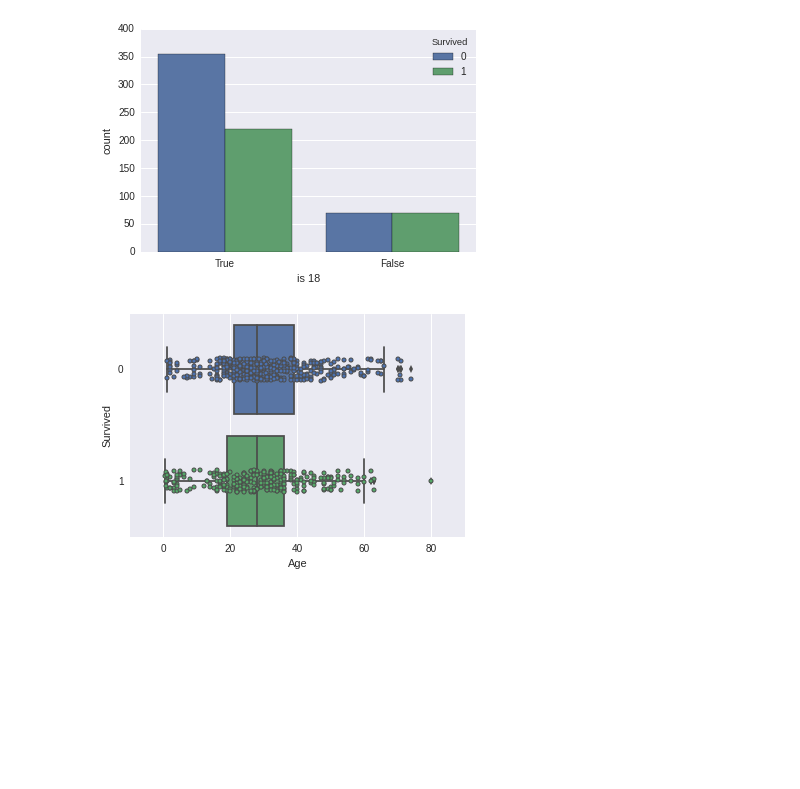
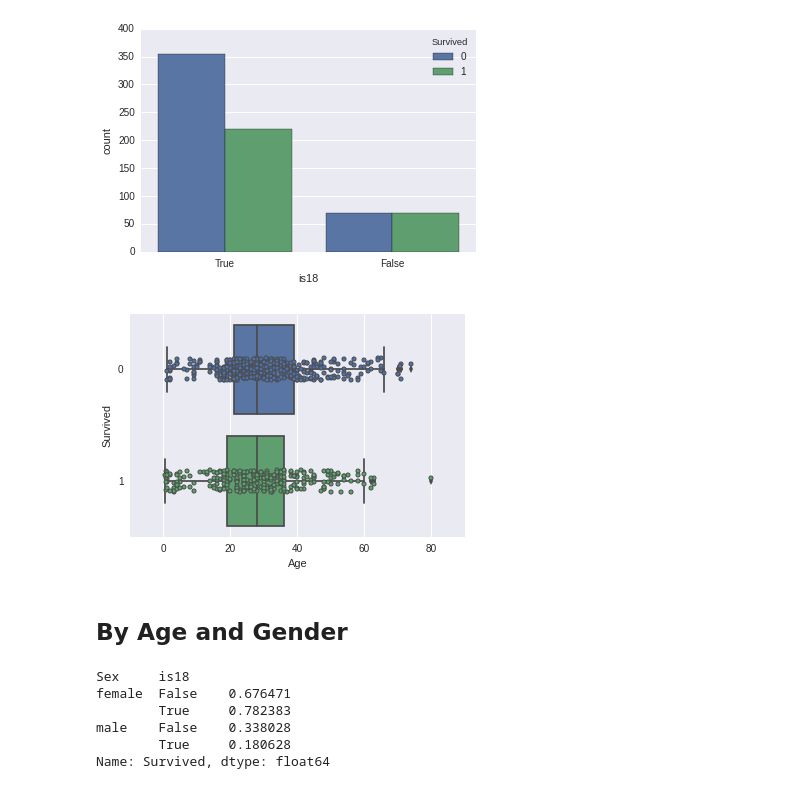
Before and after one commit to paulruvolo/DataScience16WarmupProject, a Jupyter notebook: titanic.ipynb, the cells around one changed output. Drawn from its saved outputs; the diff is of its cells as text; code cells hidden in the pictures; blank space fills up the shorter version.

```diff
--- a/titanic.ipynb
+++ b/titanic.ipynb
@@ -31,13 +31,25 @@ def is18(n):
     return n > 18
 
 is18 = train.Age.apply(is18)
-is18.name='is 18'
+is18.name='is18'
+train['is18'] = is18
 
 ax = sns.countplot(x=is18, hue="Survived", data=train)
 # %% [output]
 [figure]
 # %%
-sns.boxplot(data=train, x="Age", y="Survived", orient="h")
+ax = sns.boxplot(data=train, x="Age", y="Survived", orient="h")
 ax = sns.stripplot(x="Age", y="Survived", data=train, size=4, jitter=True, edgecolor="gray", orient="h")
 # %% [output]
-[figure, old version]
+[figure, new version]
+# %% [markdown]
+## By Age and Gender
+# %%
+train.groupby(['Sex', 'is18'])['Survived'].mean()
+# %% [output]
+Sex     is18
+female  False    0.676471
+        True     0.782383
+male    False    0.338028
+        True     0.180628
+Name: Survived, dtype: float64
```
Also changed, not shown: parts of 1 cell of this notebook.
